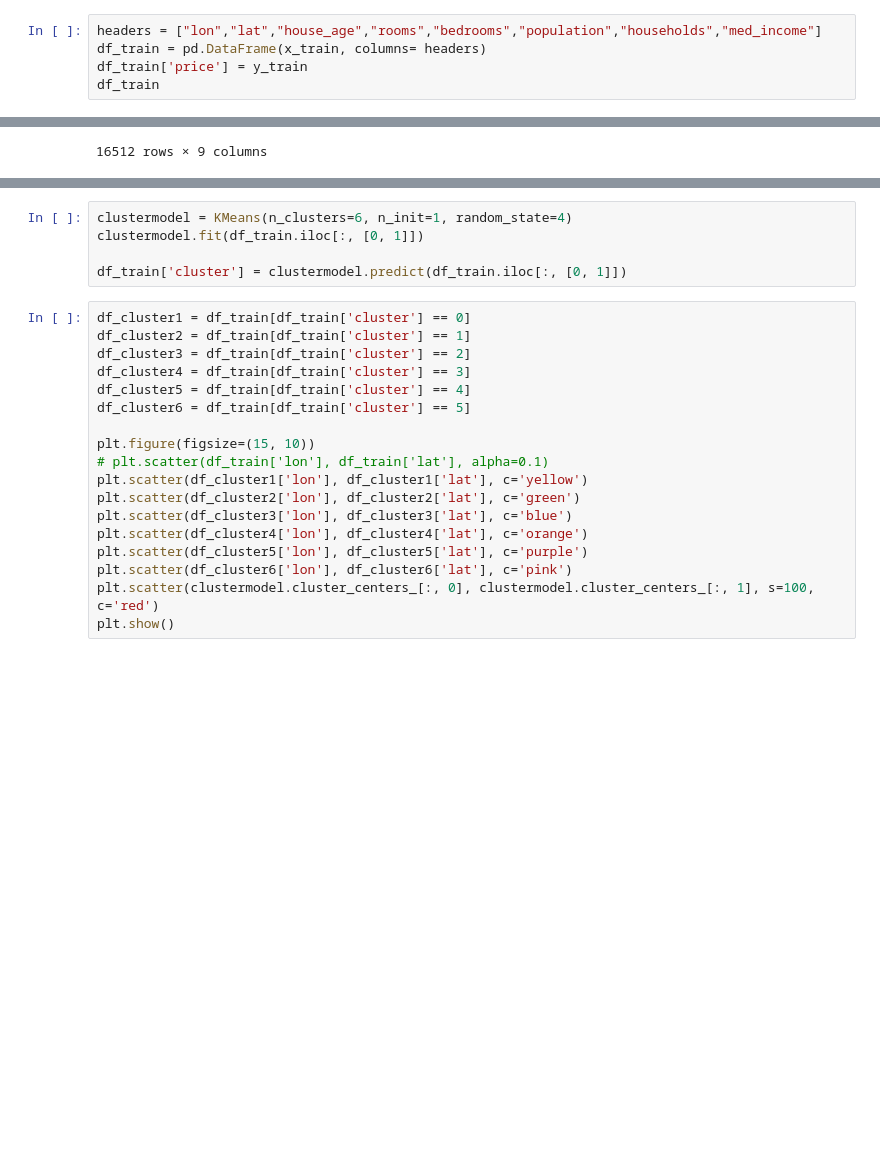
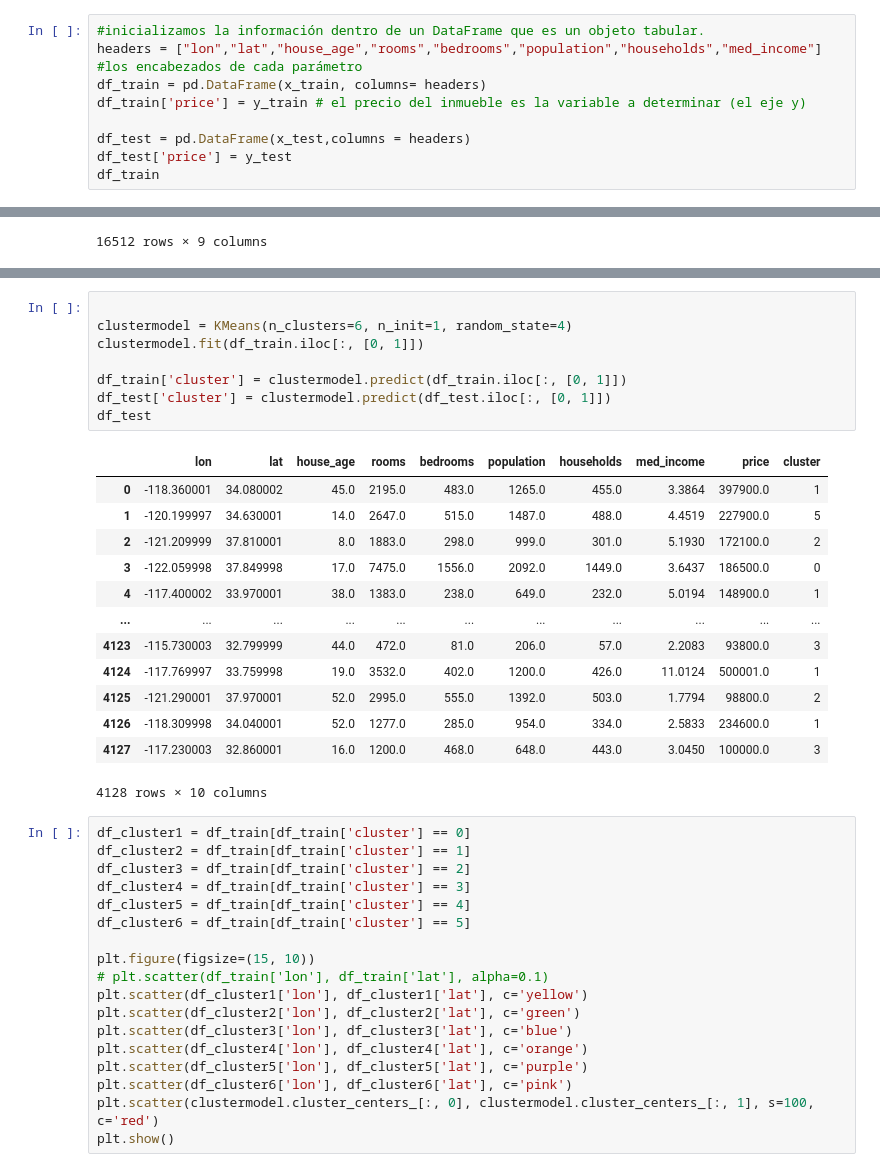
Before and after one commit to estanislaovelez/brain, a Jupyter notebook: 2. Machine Learning/1.1 California_housing.ipynb, the cells around one changed output, grey strips where cells are left out. Cells and saved outputs as stored; diff of their text form; blank space fills up the shorter version.

```diff
--- a/2. Machine Learning/1.1 California_housing.ipynb
+++ b/2. Machine Learning/1.1 California_housing.ipynb
@@ -38,9 +48,13 @@ El dataset tiene los siguientes parámetros (features) en base a un censo realiz
 - Cantidad de hogares
 - Mediana de ingresos (/10,000 USD)
 # %%
-headers = ["lon","lat","house_age","rooms","bedrooms","population","households","med_income"]
+#inicializamos la información dentro de un DataFrame que es un objeto tabular.
+headers = ["lon","lat","house_age","rooms","bedrooms","population","households","med_income"] #los encabezados de cada parámetro
 df_train = pd.DataFrame(x_train, columns= headers)
-df_train['price'] = y_train
+df_train['price'] = y_train # el precio del inmueble es la variable a determinar (el eje y)
+
+df_test = pd.DataFrame(x_test,columns = headers)
+df_test['price'] = y_test
 df_train
 # %% [output]
 |  | lon | lat | house_age | rooms | bedrooms | population | households | med_income | price |
@@ -90,10 +106,27 @@ plt.show()
 # %% [output]
 [figure]
 # %%
+
 clustermodel = KMeans(n_clusters=6, n_init=1, random_state=4)
 clustermodel.fit(df_train.iloc[:, [0, 1]])
 
 df_train['cluster'] = clustermodel.predict(df_train.iloc[:, [0, 1]])
+df_test['cluster'] = clustermodel.predict(df_test.iloc[:, [0, 1]])
+df_test
+# %% [output]
+|  | lon | lat | house_age | rooms | bedrooms | population | households | med_income | price | cluster |
+| 0 | -118.360001 | 34.080002 | 45.0 | 2195.0 | 483.0 | 1265.0 | 455.0 | 3.3864 | 397900.0 | 1 |
+| 1 | -120.199997 | 34.630001 | 14.0 | 2647.0 | 515.0 | 1487.0 | 488.0 | 4.4519 | 227900.0 | 5 |
+| 2 | -121.209999 | 37.810001 | 8.0 | 1883.0 | 298.0 | 999.0 | 301.0 | 5.1930 | 172100.0 | 2 |
+| 3 | -122.059998 | 37.849998 | 17.0 | 7475.0 | 1556.0 | 2092.0 | 1449.0 | 3.6437 | 186500.0 | 0 |
+| 4 | -117.400002 | 33.970001 | 38.0 | 1383.0 | 238.0 | 649.0 | 232.0 | 5.0194 | 148900.0 | 1 |
+| ... | ... | ... | ... | ... | ... | ... | ... | ... | ... | ... |
+| 4123 | -115.730003 | 32.799999 | 44.0 | 472.0 | 81.0 | 206.0 | 57.0 | 2.2083 | 93800.0 | 3 |
+| 4124 | -117.769997 | 33.759998 | 19.0 | 3532.0 | 402.0 | 1200.0 | 426.0 | 11.0124 | 500001.0 | 1 |
+| 4125 | -121.290001 | 37.970001 | 52.0 | 2995.0 | 555.0 | 1392.0 | 503.0 | 1.7794 | 98800.0 | 2 |
+| 4126 | -118.309998 | 34.040001 | 52.0 | 1277.0 | 285.0 | 954.0 | 334.0 | 2.5833 | 234600.0 | 1 |
+| 4127 | -117.230003 | 32.860001 | 16.0 | 1200.0 | 468.0 | 648.0 | 443.0 | 3.0450 | 100000.0 | 3 |
+4128 rows × 10 columns
 # %%
 df_cluster1 = df_train[df_train['cluster'] == 0]
 df_cluster2 = df_train[df_train['cluster'] == 1]
```
Also changed, not shown: parts of 14 cells of this notebook, 1 other file.
